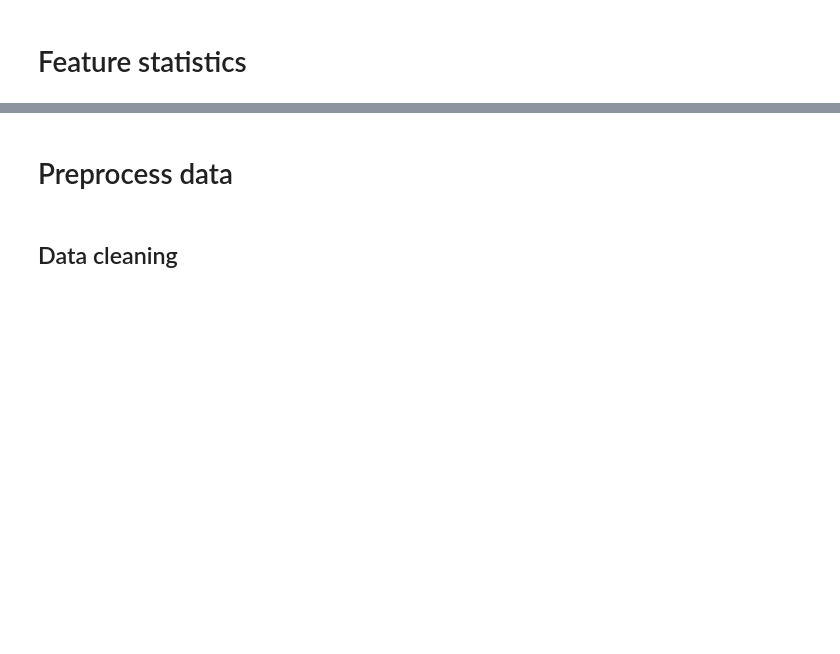
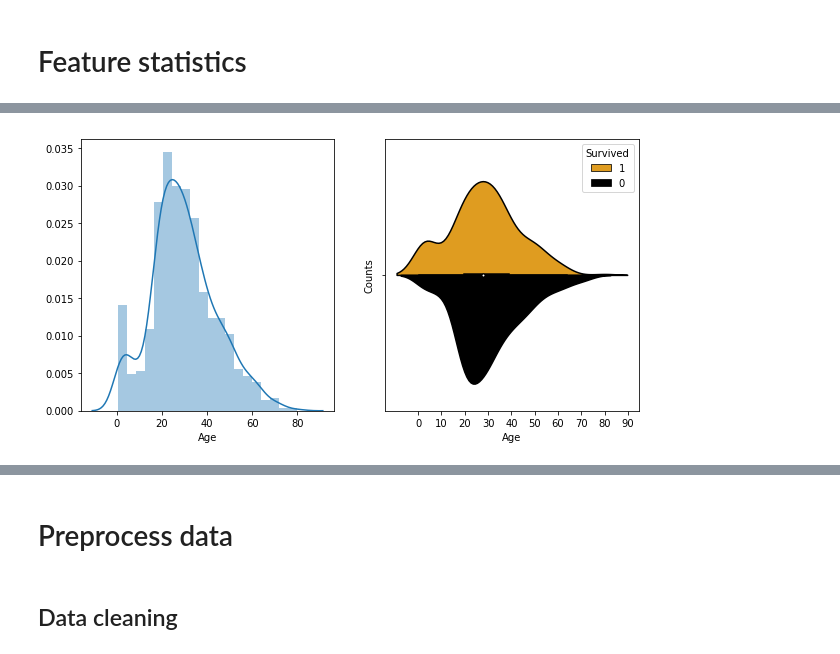
Before and after one commit to nhancv/nc-kaggle-ml, a Jupyter notebook: titanic/src/titanic-anomous.ipynb, the cells around one changed output, grey strips where cells are left out. Drawn from its saved outputs; the diff is of its cells as text; code cells hidden in the pictures; blank space fills up the shorter version.

```diff
--- a/titanic/src/titanic-anomous.ipynb
+++ b/titanic/src/titanic-anomous.ipynb
@@ -64 +123,6 @@ train_df[["Sex", "Survived"]].groupby(['Sex'], as_index=False).mean().sort_value
+# %%
+age_set_nonan = train_df[['Age','Survived']].copy().dropna(axis=0)
+cont_plot(age_set_nonan, 'Age', 'Survived', survival_palette, [1, 0], range(0,100,10))
+# %% [output]
+[figure, added]
 # %%
```
Also changed, not shown: parts of 27 cells of this notebook, 1 other file.
